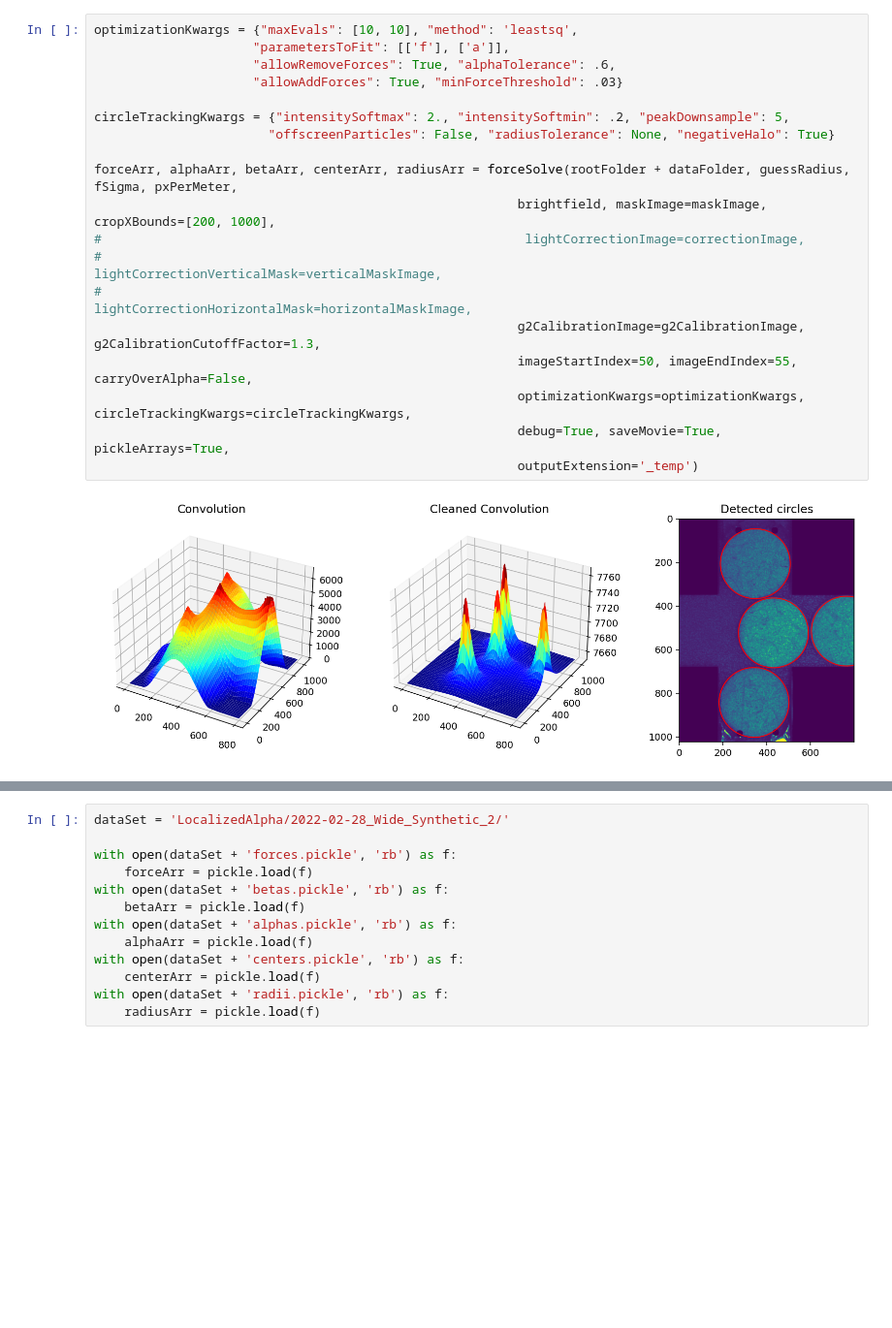
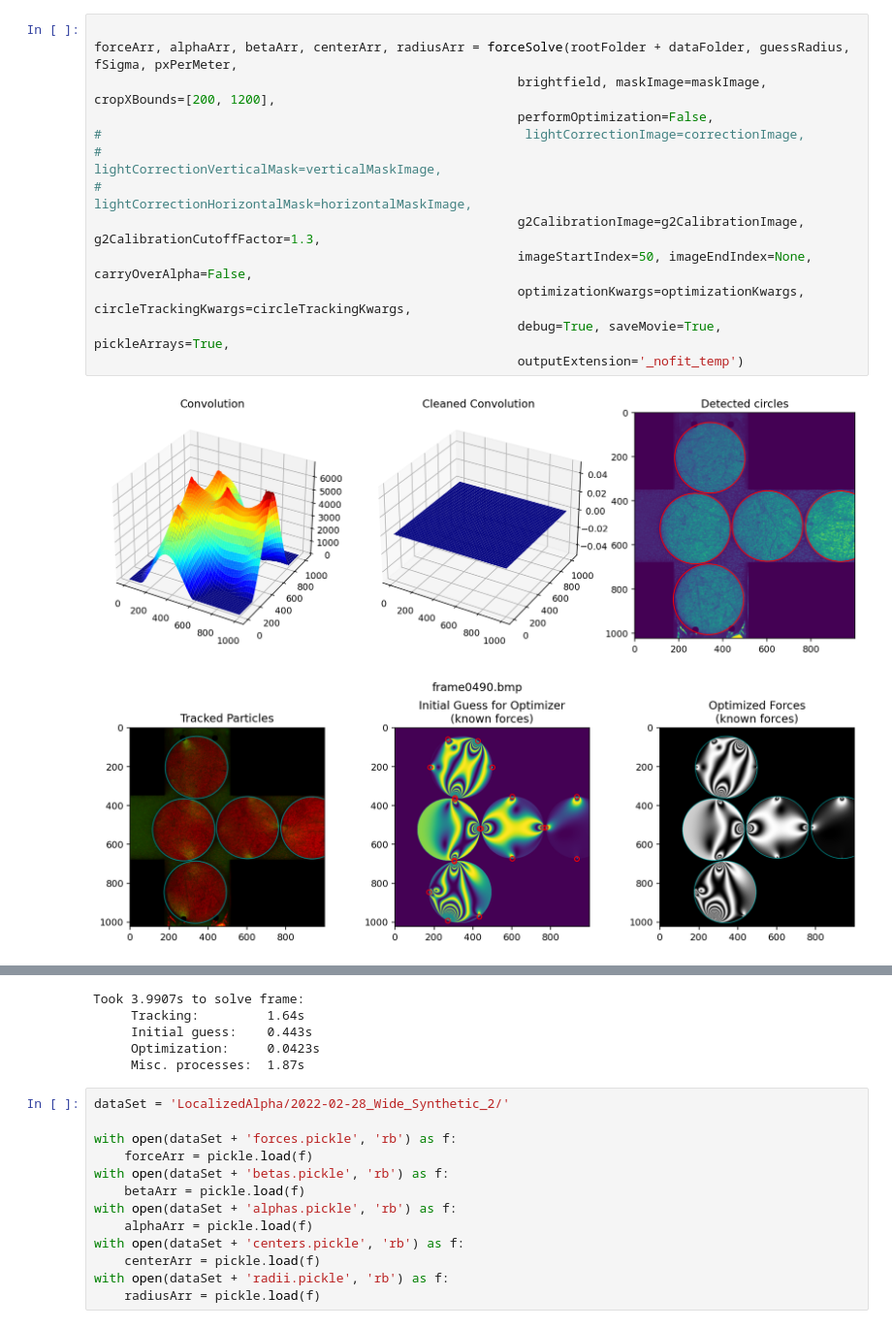
Before and after one commit to Jfeatherstone/SpaceJam, a Jupyter notebook: ForceSolving.ipynb, the cells around one changed output, grey strips where cells are left out. Shown at 97% size. Cells and saved outputs as stored; diff of their text form; blank space fills up the shorter version.

```diff
--- a/ForceSolving.ipynb
+++ b/ForceSolving.ipynb
@@ -133,21 +105,16 @@ plt.show()
 # %%
-optimizationKwargs = {"maxEvals": [10, 10], "method": 'leastsq',
-                     "parametersToFit": [['f'], ['a']],
-                     "allowRemoveForces": True, "alphaTolerance": .6,
-                     "allowAddForces": True, "minForceThreshold": .03}
-
-circleTrackingKwargs = {"intensitySoftmax": 2., "intensitySoftmin": .2, "peakDownsample": 5,
-                       "offscreenParticles": False, "radiusTolerance": None, "negativeHalo": True}
 
 forceArr, alphaArr, betaArr, centerArr, radiusArr = forceSolve(rootFolder + dataFolder, guessRadius, fSigma, pxPerMeter,
-                                                        brightfield, maskImage=maskImage, cropXBounds=[200, 1000],
+                                                        brightfield, maskImage=maskImage, cropXBounds=[200, 1200],
+                                                        performOptimization=False,
 #                                                        lightCorrectionImage=correctionImage,
 #                                                        lightCorrectionVerticalMask=verticalMaskImage,
 #                                                        lightCorrectionHorizontalMask=horizontalMaskImage,
                                                         g2CalibrationImage=g2CalibrationImage, g2CalibrationCutoffFactor=1.3,
-                                                        imageStartIndex=50, imageEndIndex=55, carryOverAlpha=False,
+                                                        imageStartIndex=50, imageEndIndex=None, carryOverAlpha=False,
                                                         optimizationKwargs=optimizationKwargs, circleTrackingKwargs=circleTrackingKwargs,
                                                         debug=True, saveMovie=True, pickleArrays=True,
-                                                        outputExtension='_temp')
+                                                        outputExtension='_nofit_temp')
 # %% [output]
-[figure, old version]
+[figure, new version]
+[figure, added]
@@ -155,3 +122,8 @@ KeyboardInterrupt:
+Took 3.9907s to solve frame:
+     Tracking:         1.64s
+     Initial guess:    0.443s
+     Optimization:     0.0423s
+     Misc. processes:  1.87s
 # %%
 dataSet = 'LocalizedAlpha/2022-02-28_Wide_Synthetic_2/'
 
```
Also changed, not shown: parts of 4 cells of this notebook, 9 other files.
